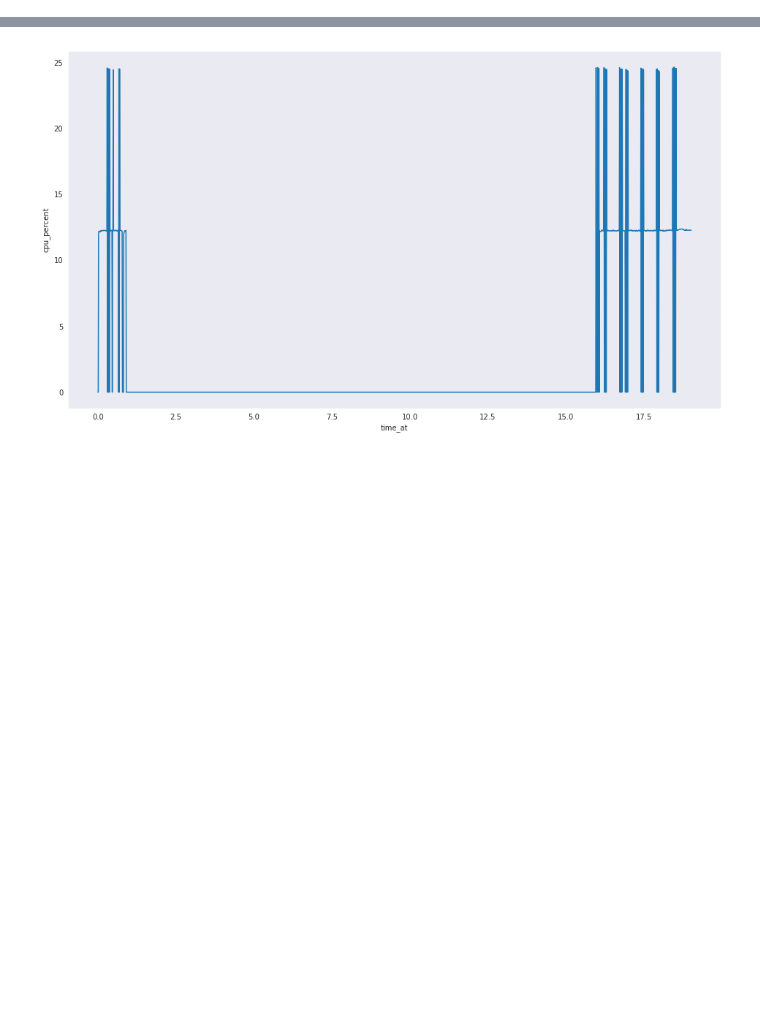
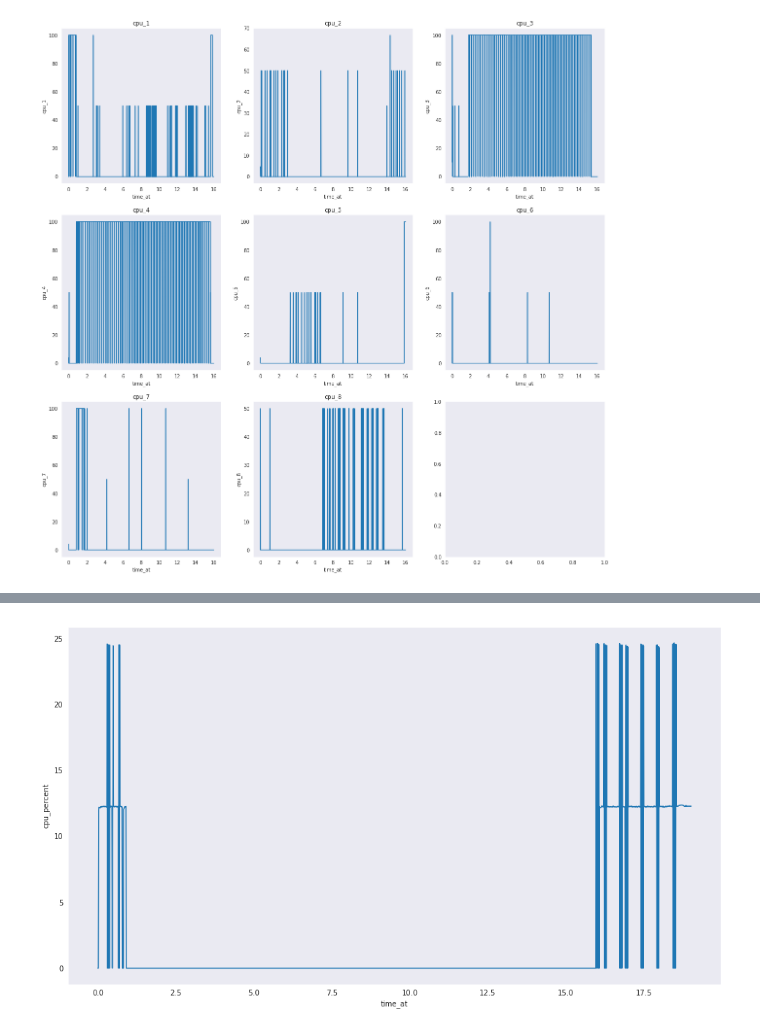
Before and after one commit to shubham0704/parallelGSO, a Jupyter notebook: Convergence Experiments.ipynb, the cells around one changed output, grey strips where cells are left out. Drawn from its saved outputs; the diff is of its cells as text; code cells hidden in the pictures; blank space fills up the shorter version.

Commit message:
benchmarking and time profiling

```diff
--- a/Convergence Experiments.ipynb
+++ b/Convergence Experiments.ipynb
@@ -1014,12 +35,0 @@ You should consider upgrading via the 'pip install --upgrade pip' command.
-# %%
-import seaborn as sns
-import pandas as pd
-import matplotlib.pyplot as plt
-import numpy as np
-
-df = pd.DataFrame.from_dict({'cpu_percent': cpu_percents, 'time_at': time_at})
-plt.figure(figsize=(16,9))
-sns.set_style("whitegrid")
-# plt.xticks((np.arange(0, 18+1, 0.05)))
-# plt.xlim(0, 18)
-sns.lineplot(x='time_at', y='cpu_percent', data=df)
@@ -1033,0 +36,26 @@ plt.figure(figsize=(16,9))
+# %%
+import seaborn as sns
+import pandas as pd
+import matplotlib.pyplot as plt
+import numpy as np
+
+
+def multiple_cpu_plot(top_prcnt, time_at, zoom_range=[], step=1):
+    cols = list()
+    for i in range(psutil.cpu_count()):
+        cols.append('cpu_'+str(i+1))
+    df = pd.DataFrame.from_records(top_prcnt, columns=cols)
+    df['time_at'] = time_at
+    fig, ax = plt.subplots(figsize=(20,20), ncols=3, nrows=3)
+
+    sns.set_style("dark")
+    flat_ax = [bx for axs in ax for bx in axs]
+    for i,sdf in enumerate(flat_ax):
+        if i >= psutil.cpu_count():
+            break
+        if zoom_range!= []:
+            sdf.set_xticks((np.arange(zoom_range[0], zoom_range[1]+1, step)))
+            sdf.set_xlim(zoom_range[0], zoom_range[1])
+        sdf.set_title('cpu_'+str(i+1))
+    for i in range(psutil.cpu_count()):
+        sns.lineplot(x='time_at', y='cpu_'+str(i+1), data=df, ax=flat_ax[i])
@@ -1033,0 +71,5 @@ plt.figure(figsize=(16,9))
+# %%
+cpu_percents, time_at, top_prcnt = monitor(GSO, bounds, num_particles, max_iter, rosen, 2)
+multiple_cpu_plot(top_prcnt, time_at)
+# %% [output]
+[figure, added]
```
Also changed, not shown: parts of 28 cells of this notebook, 4 other files.
